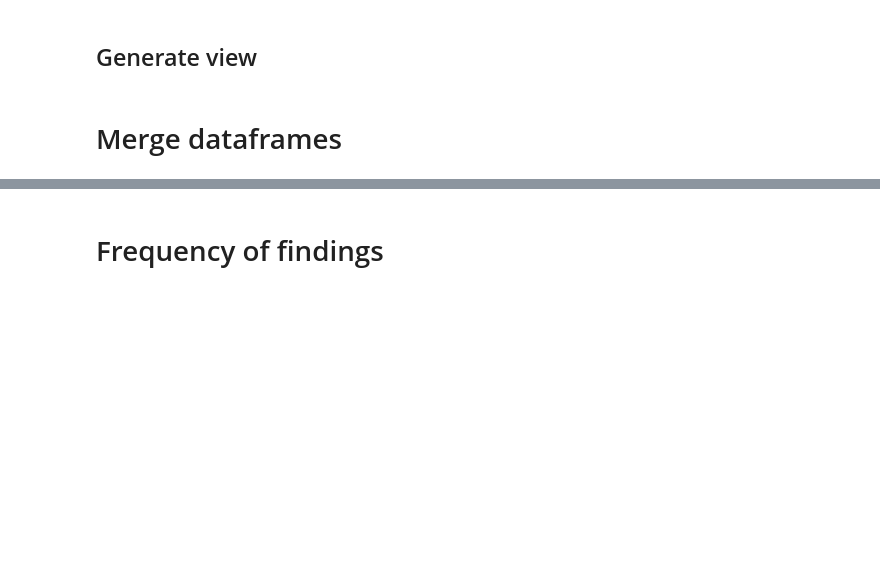
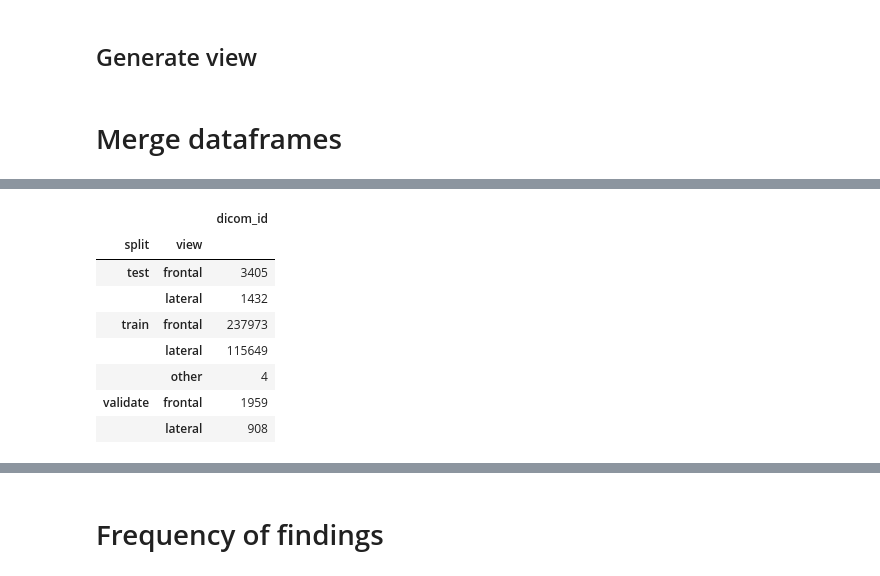
Before and after one commit to ronboxer17/MAE-MIMIC-CXR, a Jupyter notebook: notebooks/data_eda.ipynb, the cells around one changed output, grey strips where cells are left out. Cells and saved outputs as stored; diff of their text form; code cells hidden in the pictures; blank space fills up the shorter version.

```diff
--- a/notebooks/data_eda.ipynb
+++ b/notebooks/data_eda.ipynb
@@ -155,6 +199,18 @@ df[['dicom_id', 'split', 'view'] + findings].head().T
 | Pneumonia | NaN | NaN | NaN | NaN | NaN |
 | Pneumothorax | NaN | NaN | NaN | NaN | NaN |
 | Support Devices | NaN | NaN | NaN | NaN | NaN |
+# %%
+split_views
+# %% [output]
+|  |  | dicom_id |
+| split | view |  |
+| test | frontal | 3405 |
+|  | lateral | 1432 |
+| train | frontal | 237973 |
+|  | lateral | 115649 |
+|  | other | 4 |
+| validate | frontal | 1959 |
+|  | lateral | 908 |
 # %%
 splits = ['train', 'validate', 'test']
 split_views = df.groupby(['split', 'view'])[['dicom_id']].count()
```
Also changed, not shown: parts of 7 cells of this notebook.
